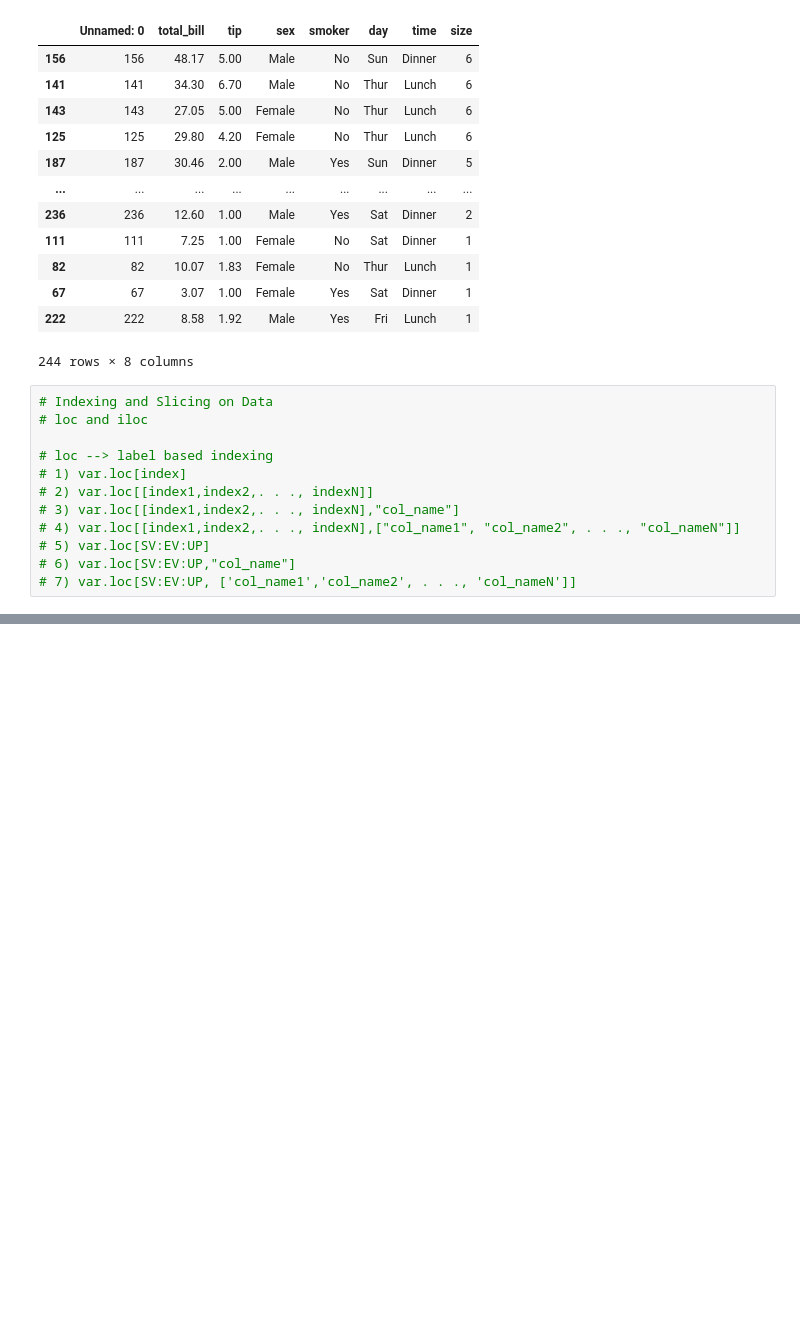
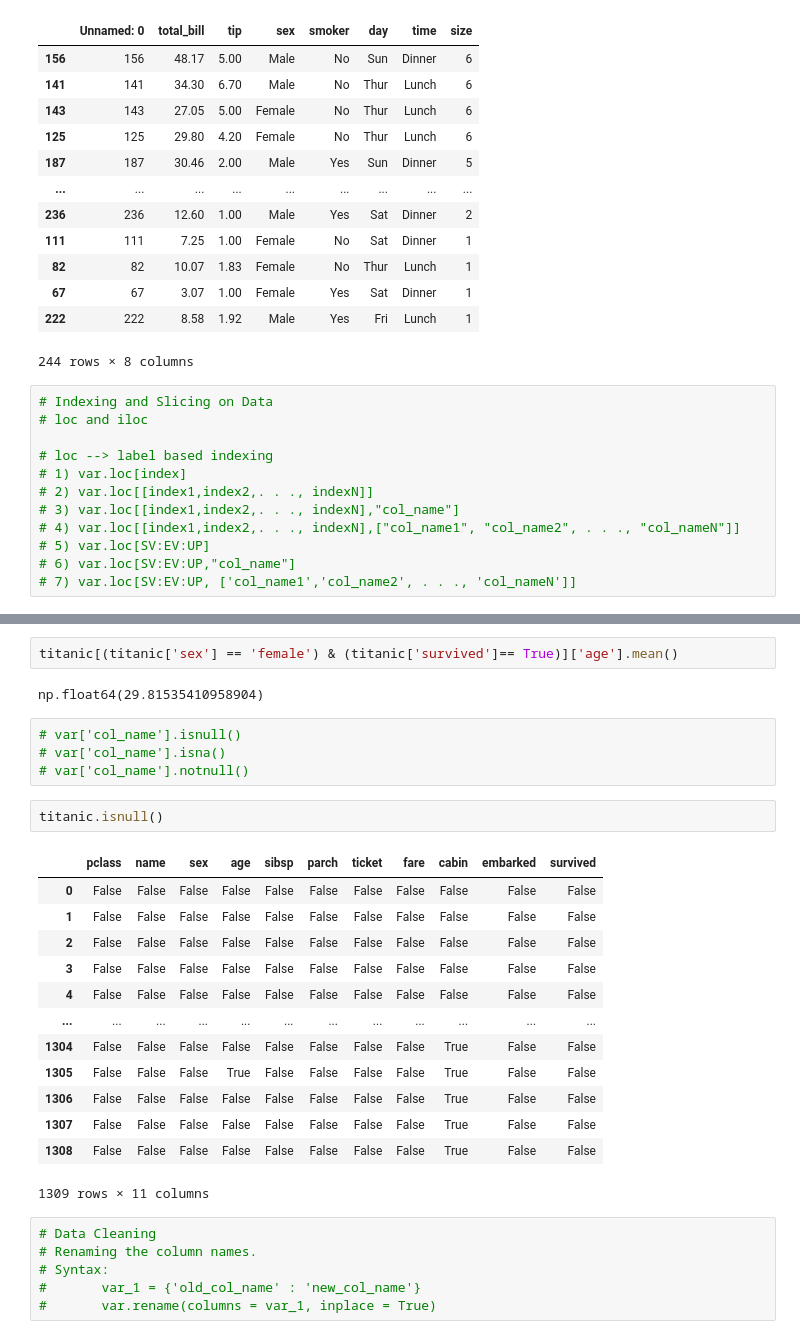
Before and after one commit to avnish-007/temp-repo, a Jupyter notebook: not_so_imp.ipynb, the cells around one changed output, grey strips where cells are left out. Cells and saved outputs as stored; diff of their text form; blank space fills up the shorter version.

```diff
--- a/not_so_imp.ipynb
+++ b/not_so_imp.ipynb
@@ -588,0 +704,30 @@ Name: sex, dtype: str
+# %%
+titanic[(titanic['sex'] == 'female') & (titanic['survived']== True)]['age'].mean()
+# %% [output]
+np.float64(29.81535410958904)
+# %%
+# var['col_name'].isnull()
+# var['col_name'].isna()
+# var['col_name'].notnull()
+# %%
+titanic.isnull()
+# %% [output]
+|  | pclass | name | sex | age | sibsp | parch | ticket | fare | cabin | embarked | survived |
+| 0 | False | False | False | False | False | False | False | False | False | False | False |
+| 1 | False | False | False | False | False | False | False | False | False | False | False |
+| 2 | False | False | False | False | False | False | False | False | False | False | False |
+| 3 | False | False | False | False | False | False | False | False | False | False | False |
+| 4 | False | False | False | False | False | False | False | False | False | False | False |
+| ... | ... | ... | ... | ... | ... | ... | ... | ... | ... | ... | ... |
+| 1304 | False | False | False | False | False | False | False | False | True | False | False |
+| 1305 | False | False | False | True | False | False | False | False | True | False | False |
+| 1306 | False | False | False | False | False | False | False | False | True | False | False |
+| 1307 | False | False | False | False | False | False | False | False | True | False | False |
+| 1308 | False | False | False | False | False | False | False | False | True | False | False |
+1309 rows × 11 columns
+# %%
+# Data Cleaning
+# Renaming the column names.
+# Syntax:
+#       var_1 = {'old_col_name' : 'new_col_name'}
+#       var.rename(columns = var_1, inplace = True)
```
Also changed, not shown: parts of 20 cells of this notebook.
